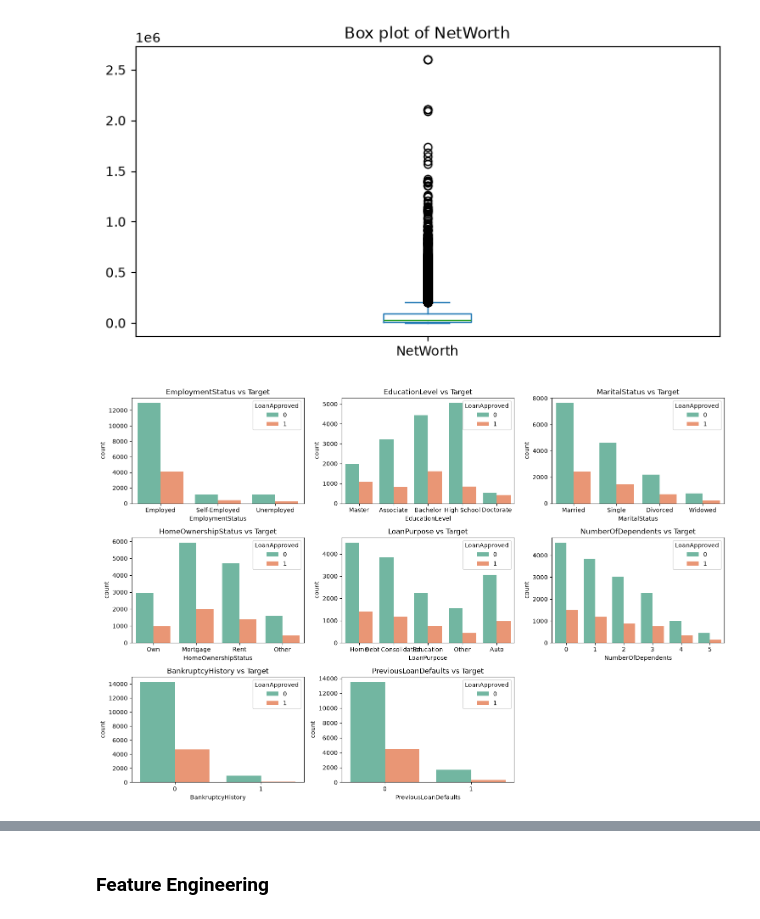
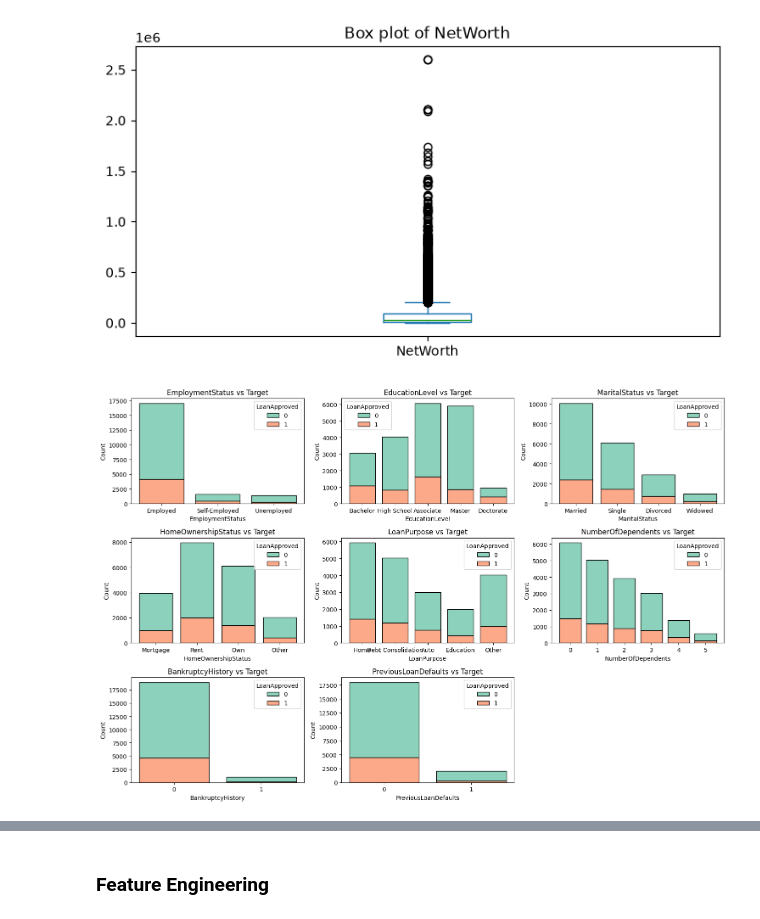
Before and after one commit to GauriR011/Financial-Risk-for-Loan-Approval, a Jupyter notebook: code copy.ipynb, the cells around one changed output, grey strips where cells are left out. Drawn from its saved outputs; the diff is of its cells as text; code cells hidden in the pictures.

```diff
--- a/code copy.ipynb
+++ b/code copy.ipynb
@@ -290,25 +293,38 @@ for column in numerical_columns:
 # %%
 # Set color palette to only the first two colors of 'Set2'
 categorical_features = [
   'EmploymentStatus',
   'EducationLevel',
   'MaritalStatus',
   'HomeOwnershipStatus',
   'LoanPurpose',
   'NumberOfDependents',
   'BankruptcyHistory',
   'PreviousLoanDefaults'
 ]
 palette = sns.color_palette("Set2")[:2]
 
 # Countplots for categorical features with respect to target
 plt.figure(figsize=(15, 10))
 for i, column in enumerate(categorical_features, 1):
+    bar_order = df[column].value_counts().index
     plt.subplot(3, 3, i)
-    sns.countplot(data=df, x=column, hue='LoanApproved', palette=palette)  # Use palette here
+    sns.histplot(
+        data=df,
+        x=column,
+        hue='LoanApproved',
+        palette=palette,
+        multiple='stack',
+        # order=bar_order,
+        shrink=0.8,
+        discrete=True
+    )
+    plt.gca().set_xticks(range(len(bar_order)))
+    plt.gca().set_xticklabels(bar_order)
     plt.title(f'{column} vs Target')
+
 
 plt.tight_layout()
 plt.show()
 # %% [output]
-[figure, old version]
+[figure, new version]
```
Also changed, not shown: parts of 6 cells of this notebook.
